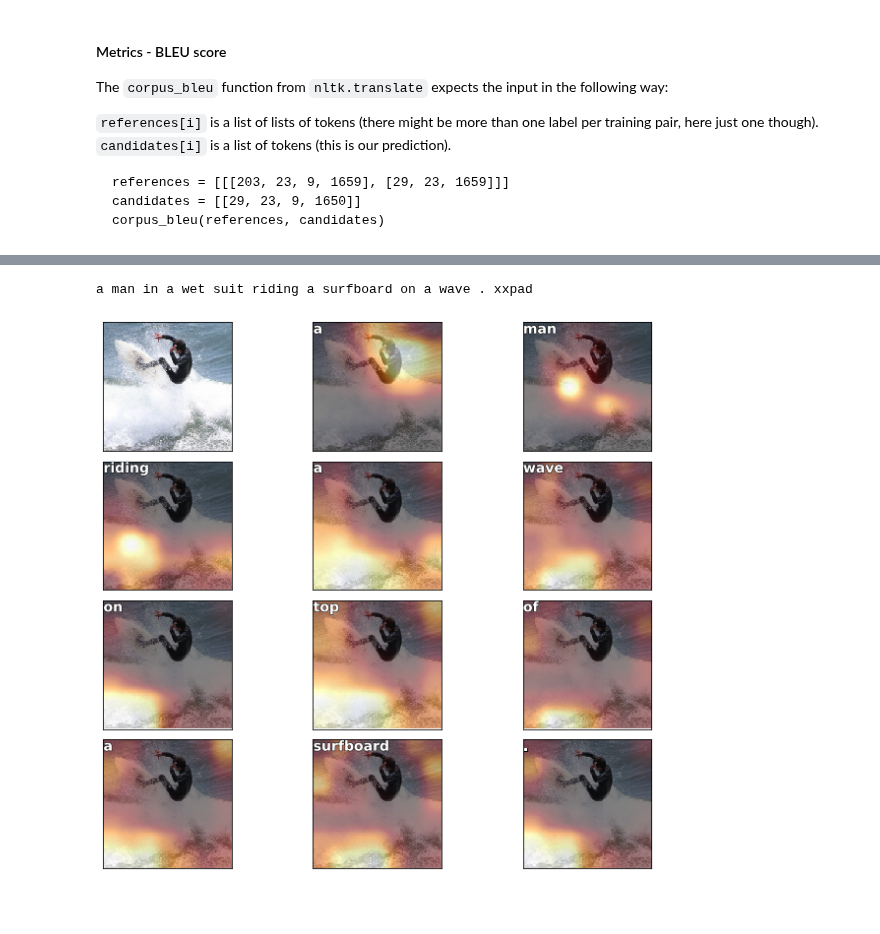
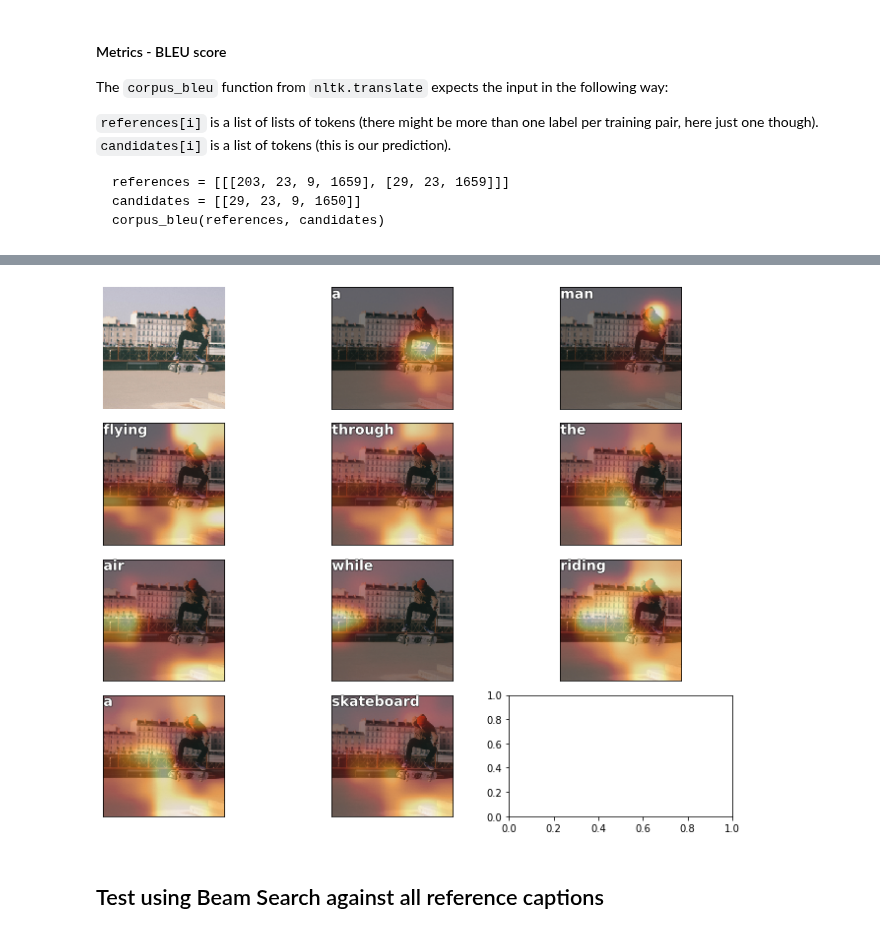
Before and after one commit to fg91/Neural-Image-Caption-Generation-Tutorial, a Jupyter notebook: Tutorial - Show, Attend and Tell.ipynb, the cells around one changed output, grey strips where cells are left out. Saved outputs shown, nothing was run; the diff lists cells and outputs as text; code cells hidden in the pictures; blank space fills up the shorter version.

Commit message:
Implement beam search for caption generator

```diff
--- a/Tutorial - Show, Attend and Tell.ipynb
+++ b/Tutorial - Show, Attend and Tell.ipynb
@@ -462,8 +437,7 @@ class ImageCaptionGenerator(nn.Module):
 
     def forward(self, x, y=None):
         #pdb.set_trace()
-        h, self.annotation_vecs = self.encoder(x.to(self.device))
-        pixels_per_channel = self.annotation_vecs.size(1)
+        h, annotation_vecs = self.encode(x)
 
         dec_inp = torch.zeros(h.size(1), requires_grad=False).long()
         dec_inp = dec_inp.to(self.device)
@@ -472,7 +446,7 @@ class ImageCaptionGenerator(nn.Module):
 
         for i in range(self.out_seqlen):
             #pdb.set_trace()
-            dec_output, h, alpha = self.decode_step(dec_inp, h)
+            dec_output, h, alpha = self.decode_step(dec_inp, h, annotation_vecs)
             res.append(dec_output)
             alphas.append(alpha)
 
@@ -487,9 +461,12 @@ class ImageCaptionGenerator(nn.Module):
 
         return torch.stack(res), torch.stack(alphas)
 
-    def decode_step(self, dec_inp, h):
+    def encode(self, x):
+        return self.encoder(x.to(self.device))
+
+    def decode_step(self, dec_inp, h, annotation_vecs):
         #pdb.set_trace()
-        context_vec, alpha = self.att(self.annotation_vecs, h[-1])
+        context_vec, alpha = self.att(annotation_vecs, h[-1])
         beta = torch.sigmoid(self.f_b(h[-1]))
         context_vec = beta * context_vec  # Section 4.2.1 in Xu et al. (2015)
 
@@ -652,32 +571,10 @@ def show_img(im, figsize=None, ax=None, alpha=1, cmap=None):
-# %%
-idx = random.randint(0, len(learn.data.valid_ds))
-im = learn.data.valid_ds[idx][0]
-pred, alphas = learn.model(im.unsqueeze(0).to(gpu))
-pred = pred.data.max(2)[1]
-pred = pred.transpose_(0,1).data.cpu().numpy()
-pred = pred[0]
-alphas = alphas.view(-1,1,  14, 14).cpu().data.numpy()
-alphas = np.maximum(0, alphas)
-alphas -= alphas.min()
-alphas /= alphas.max()
-cap_len = pred.size
-
-#figure, axes = plt.subplots(cap_len//3 + 1,3, figsize=(10,8))
-figure, axes = plt.subplots(4,3, figsize=(10,8))
-
-for i, ax in enumerate(axes.flat):
-    if i < cap_len:
-        ax = show_img(denorm(im), ax=ax)
-        if i > 0:
-            mask = np.array(Image.fromarray(alphas[i - 1,0]).resize((sz,sz)))
-            blurred_mask = gaussian_filter(mask, sigma=10)
-            show_img(blurred_mask, ax=ax, alpha=0.5, cmap='afmhot')
-            draw_text(ax, (0,0), vocab.itos[pred[i - 1]])
-    else:
-        ax.axis('off')
-plt.tight_layout()
-
-print(vocab.textify(learn.data.valid_ds[idx][1]))
-# %% [output]
-a man in a wet suit riding a surfboard on a wave . xxpad
-[figure, removed]
+# %%
+im = learn.data.valid_ds[2333][0]
+# %%
+results = beam_search(im)
+# %%
+visualize_attention(im, results[0], results[1], denorm, vocab)
+# %% [output]
+[figure, added]
+# %% [markdown]
+## Test using Beam Search against all reference captions
```
Also changed, not shown: parts of 21 cells of this notebook, 2 other files.
